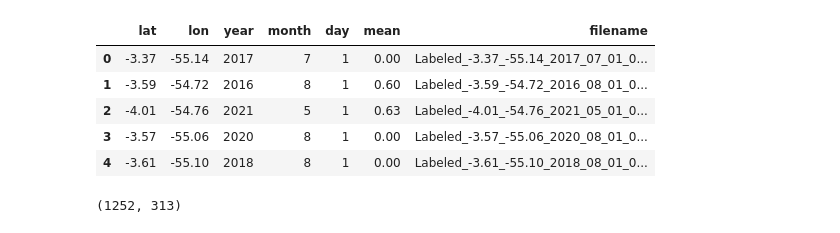
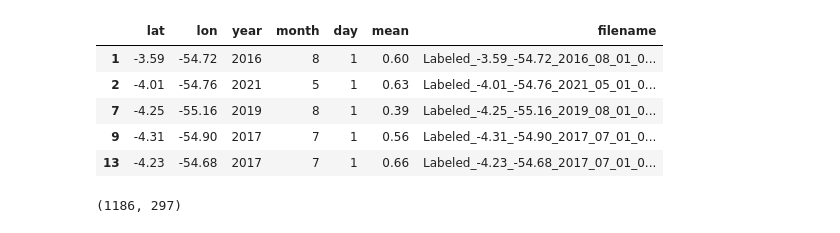
Before and after one commit to danilolc/deforestation-segmentation, a Jupyter notebook: 7 Triple Segmentation.ipynb, the cells around one changed output. Cells and saved outputs as stored; diff of their text form; code cells hidden in the pictures.

```diff
--- a/7 Triple Segmentation.ipynb
+++ b/7 Triple Segmentation.ipynb
@@ -1,43 +1,42 @@
 # %%
-import gc
 import pandas as pd
 import numpy as np
 
 import torch
 from torch.utils.data import Dataset, DataLoader
 from torchvision import transforms
 import matplotlib.pyplot as plt
 
 import torch.nn as nn
 
 from tqdm import tqdm
 
 from Data import load_df, ChannelJitter, RandomNoise
 from Network import Unet, ssim_loss, ConvolutionBlock, ASPP
 
 path = "datasets/" + "with_labels/"
 device = "cuda"
 
 IM = torch.tensor([ 0.0,  0.0,  0.1,  0.0,  0.3,  0.1,  0.0,  0.5,
                     0.0,  0.0,  0.1,  0.0,  0.3,  0.1,  0.0,  0.5,
                     0.0,  0.0,  0.1,  0.0,  0.3,  0.1,  0.0,  0.5, 0.0]).to(device)
 
 IS = torch.tensor([0.2, 0.2, 0.2, 0.2, 0.1, 0.1, 0.1, 0.5,
                    0.2, 0.2, 0.2, 0.2, 0.1, 0.1, 0.1, 0.5,
                    0.2, 0.2, 0.2, 0.2, 0.1, 0.1, 0.1, 0.5, 1.0]).to(device)
 
 df = load_df(path)
-#df_z = df[df["mean"] < 0.2].sample(frac=0.2)
-#df = pd.concat([df[df["mean"] >= 0.2], df_z])
+df_z = df[df["mean"] < 0.2].sample(frac=0.2)
+df = pd.concat([df[df["mean"] >= 0.2], df_z])
 
 df.head()
 # %% [output]
 |  | lat | lon | year | month | day | mean | filename |
-| 0 | -3.37 | -55.14 | 2017 | 7 | 1 | 0.00 | Labeled_-3.37_-55.14_2017_07_01_0... |
 | 1 | -3.59 | -54.72 | 2016 | 8 | 1 | 0.60 | Labeled_-3.59_-54.72_2016_08_01_0... |
 | 2 | -4.01 | -54.76 | 2021 | 5 | 1 | 0.63 | Labeled_-4.01_-54.76_2021_05_01_0... |
-| 3 | -3.57 | -55.06 | 2020 | 8 | 1 | 0.00 | Labeled_-3.57_-55.06_2020_08_01_0... |
-| 4 | -3.61 | -55.10 | 2018 | 8 | 1 | 0.00 | Labeled_-3.61_-55.10_2018_08_01_0... |
+| 7 | -4.25 | -55.16 | 2019 | 8 | 1 | 0.39 | Labeled_-4.25_-55.16_2019_08_01_0... |
+| 9 | -4.31 | -54.90 | 2017 | 7 | 1 | 0.56 | Labeled_-4.31_-54.90_2017_07_01_0... |
+| 13 | -4.23 | -54.68 | 2017 | 7 | 1 | 0.66 | Labeled_-4.23_-54.68_2017_07_01_0... |
 # %%
 class SatelliteDataset(Dataset):
     def __init__(self, path, positions, df, validaion=False):
@@ -56,14 +55,14 @@ class SatelliteDataset(Dataset):
             self.transform = transforms.Compose([
                 transforms.ToTensor(),
 
-                transforms.RandomApply([transforms.RandomRotation(360, interpolation=transforms.InterpolationMode.BILINEAR)], p=0.2),
+                transforms.RandomApply([transforms.RandomRotation(360, interpolation=transforms.InterpolationMode.BILINEAR)], p=0.3),
 
                 transforms.RandomCrop((64, 64)),
                 transforms.Normalize(IM, IS),
 
                 #RandomSimetry(),
-                transforms.RandomApply([ChannelJitter(0.2, 0.2)], p=0.2),
-                transforms.RandomApply([RandomNoise(0.2)], p=0.2),
+                transforms.RandomApply([ChannelJitter(0.2, 0.2)], p=0.3),
+                transforms.RandomApply([RandomNoise(0.2)], p=0.3),
             ])
 
     def __len__(self):
@@ -96,7 +95,7 @@ test_dl = DataLoader(train_ds, batch_size=len(val_ds), shuffle=True)
 
 len(train_ds), len(val_ds)
 # %% [output]
-(1252, 313)
+(1186, 297)
 # %%
 im, lb = next(iter(val_dl))
 print(im.mean(dim=[0,2,3]))
```
Also changed, not shown: parts of 7 cells of this notebook, 1 other file.
